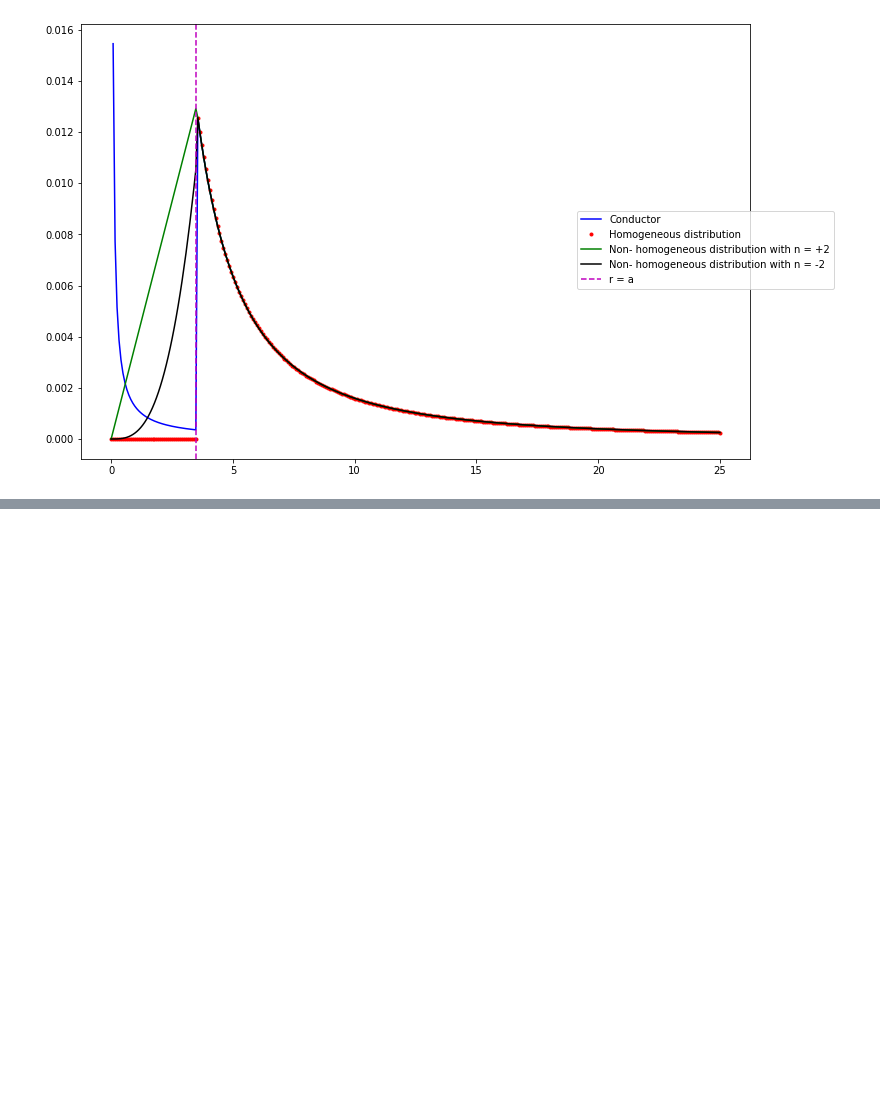
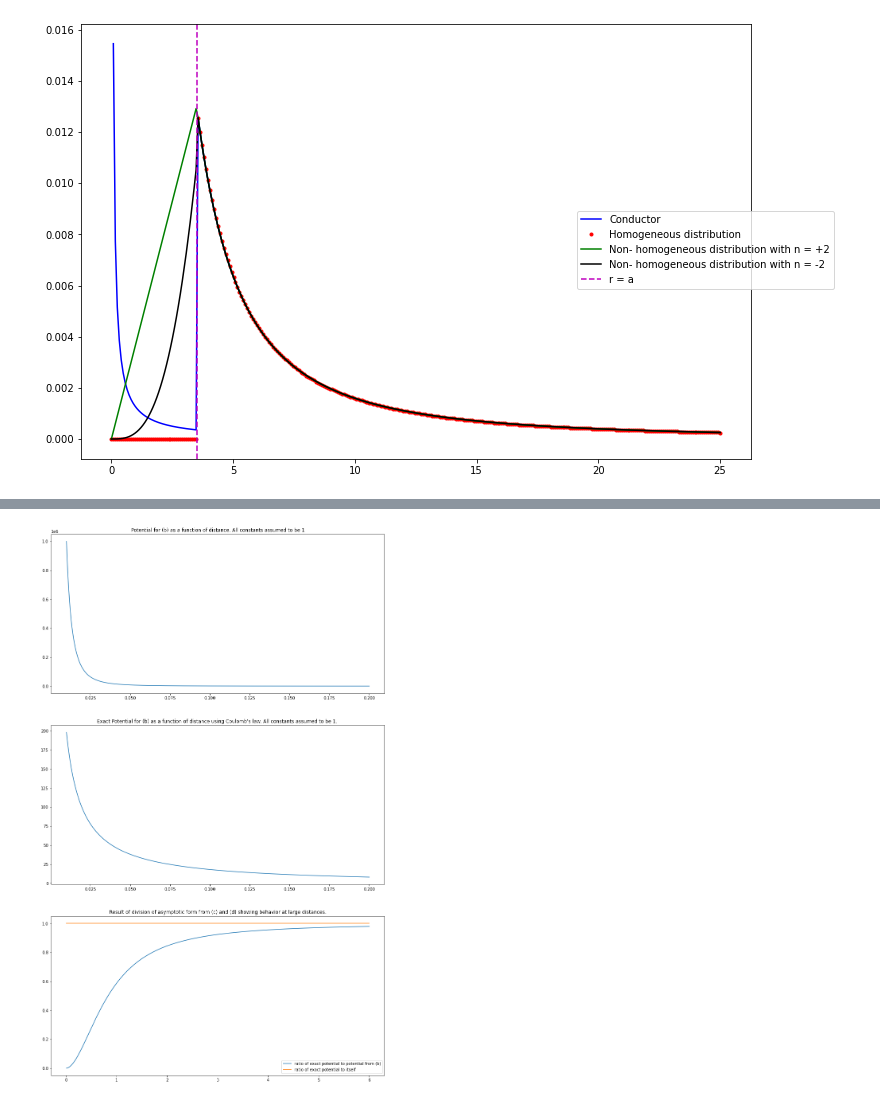
Before and after one commit to theoneineed/dragged-progress, a Jupyter notebook: src/EnM graph.ipynb, the cells around one changed output, grey strips where cells are left out. Saved outputs shown, nothing was run; the diff lists cells and outputs as text; code cells hidden in the pictures; blank space fills up the shorter version.

```diff
--- a/src/EnM graph.ipynb
+++ b/src/EnM graph.ipynb
@@ -64,0 +86,47 @@ plt.show()
+# %%
+def inv_cubic(r1):
+    import numpy as np
+    a = [None] * len(r1)
+    for idx,d in enumerate(r1):
+        a[idx] = (1/(d**3))
+    return a
+
+def exact_pot(r1):
+    import numpy as np
+    a = [None] * len(r1)
+    for idx,d in enumerate(r1):
+        a[idx] = 2*((1/d)-1/(1+d**2)**(1/2))
+    return a
+
+def third(y1, ep1):
+    a = [None] * len(y1)
+    for i in range(len(a)):
+        a[i] = ep1[i]/y1[i]
+    return a
+# %%
+
+fig,ax = plt.subplots(3)
+x1 = np.linspace(0.01,0.2,1000)
+y1 = inv_cubic(x1)
+ep1 = exact_pot(x1)
+
+
+x2 = np.linspace(0.01,6,1000)
+y2 = inv_cubic(x2)
+ep2 = exact_pot(x2)
+
+
+third2 = third(y2, ep2)
+third3 = third(ep2, ep2)
+
+ax[0].plot(x1,y1)
+ax[0].set_title("Potential for (b) as a function of distance. All constants assumed to be 1")
+ax[1].plot(x1,ep1)
+ax[1].set_title("Exact Potential for (b) as a function of distance using Coulomb's law. All constants assumed to be 1. ")
+ax[2].plot(x2, third2, label ="ratio of exact potential to potential from (b)")
+ax[2].plot(x2,third3, label = "ratio of exact potential to itself")
+ax[2].set_title("Result of division of asymptotic form from (c) and (d) showing behavior at large distances.")
+plt.legend()
+fig.set_size_inches(15, 25)
+# %% [output]
+[figure, added]
```
Also changed, not shown: parts of 7 cells of this notebook, 17 other files.
